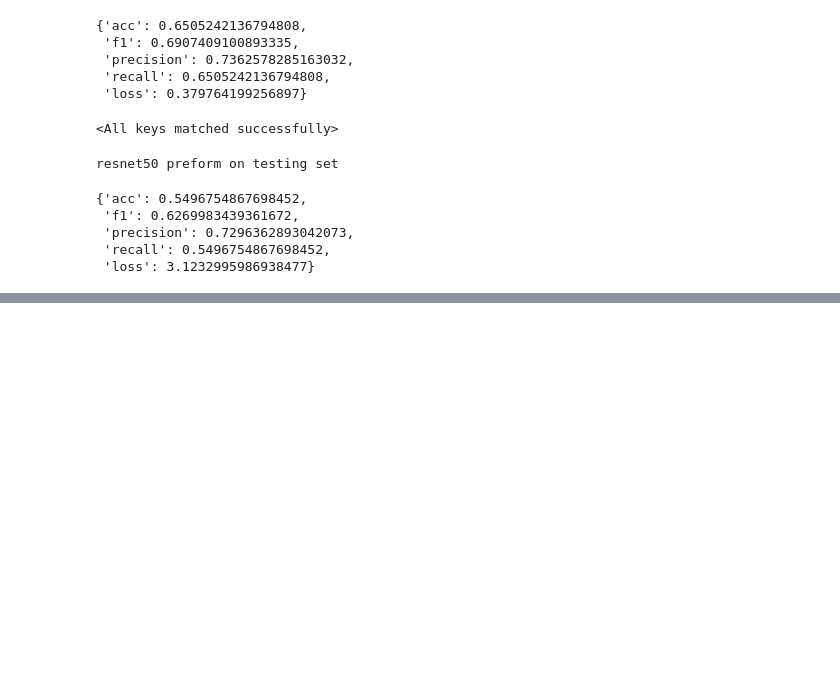
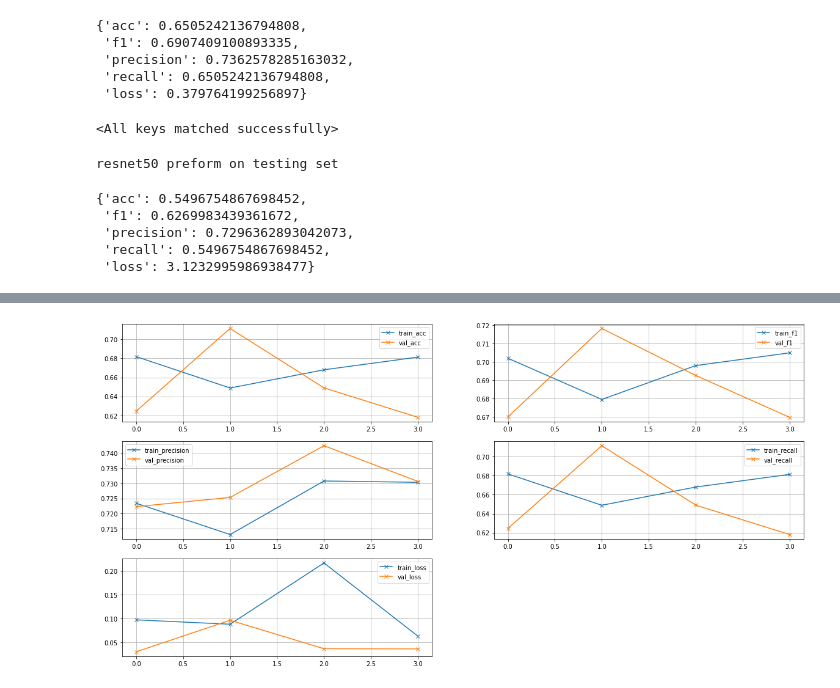
Before and after one commit to ccng830/lsml2_final_project, a Jupyter notebook: final_project_training_part/LSML2_Final_Project_training_part.ipynb, the cells around one changed output, grey strips where cells are left out. Drawn from its saved outputs; the diff is of its cells as text; code cells hidden in the pictures; blank space fills up the shorter version.

```diff
--- a/final_project_training_part/LSML2_Final_Project_training_part.ipynb
+++ b/final_project_training_part/LSML2_Final_Project_training_part.ipynb
@@ -437,0 +666,25 @@ We can find that the performance (f1-score) of resnet18 is better than resnet50.
+# %%
+from itertools import product
+
+experiments = list(product([0.1, 0.3, 0.5, 0.7, 0.9], [1, 5, 10, 15, 20]))
+
+for alpha, temperature in experiments:
+    print(f'run on alpha: {alpha}, temperature: {temperature}:')
+
+    student_model = custom_resnet(backbone='resnet18')
+    student_model.load_state_dict(torch.load("models/resnet18_19.pth"))
+
+    model_name = f"distll_resnet_{alpha}_{temperature}"
+    val_log = read_log(f"val_log_{model_name}.json")
+
+    if not val_log['f1']:
+        distill(teacher_model=model.to(device),
+                student_model=student_model.to(device),
+                train_loader=dataloader,
+                val_dataloader=val_dataloader,
+                model_name=model_name,
+                epoch_number=4,
+                alpha=alpha,
+                temperature=temperature)
+# %% [output]
+[figure, added]
```
Also changed, not shown: parts of 52 cells of this notebook.
